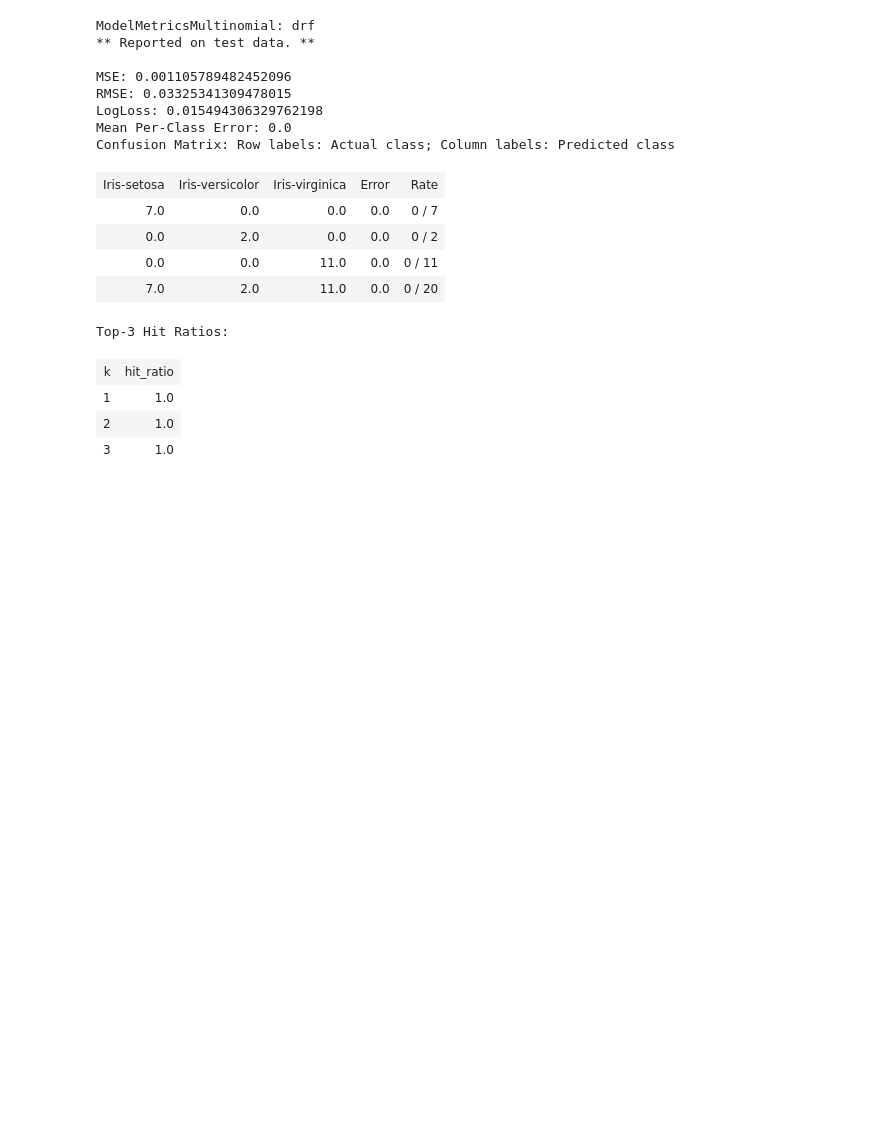
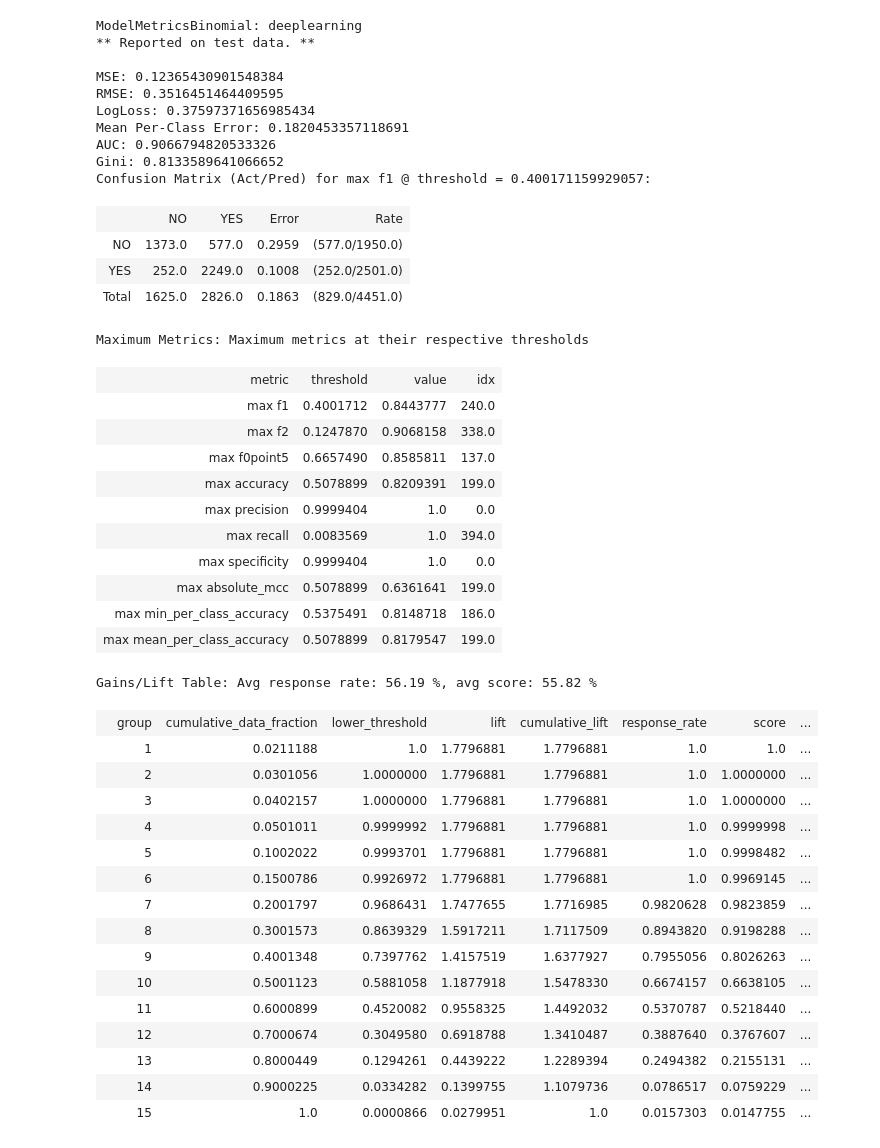
Before and after one commit to lucafon/DS-AI-Parma, a Jupyter notebook: Data Science & AI - Codelab in Parma/H2O.ipynb, the cells around one changed output. Saved outputs shown, nothing was run; the diff lists cells and outputs as text; code cells hidden in the pictures; blank space fills up the shorter version.

```diff
--- a/Data Science & AI - Codelab in Parma/H2O.ipynb
+++ b/Data Science & AI - Codelab in Parma/H2O.ipynb
@@ -85,0 +26,4 @@ Variable Importances:
+# %%
+data = h2o.import_file('http://h2o-public-test-data.s3.amazonaws.com/smalldata/airlines/allyears2k_headers.zip')
+train, valid, test = data.split_frame([0.8, 0.1], seed = 69)
+print('%d/%d/%d' % (train.nrows, valid.nrows, test.nrows))
@@ -85,0 +33,8 @@ Variable Importances:
+# %%
+y = 'IsArrDelayed'
+ignored_fields = ['ArrDelay', 'DepDelay', 'CarrierDelay', 'WeatherDelay', 'NASDelay', 'SecurityDelay',
+                 'LateAircraftDelay', 'IsDepDelayed', 'IsArrDelayed', 'ActualElapsedTime', 'ArrTime']
+x_all = [i for i in train.names if i not in ignored_fields]
+# %%
+m_def = H2ODeepLearningEstimator(model_id = 'm_def')
+%time m_def.train(x_all, y, train, validation_frame = valid)
@@ -86,21 +45,46 @@ Variable Importances:
 # %%
-mRF.model_performance(test)
+m_def.model_performance(test)
 # %% [output]
-ModelMetricsMultinomial: drf
+ModelMetricsBinomial: deeplearning
 ** Reported on test data. **
 
-MSE: 0.001105789482452096
-RMSE: 0.03325341309478015
-LogLoss: 0.015494306329762198
-Mean Per-Class Error: 0.0
-Confusion Matrix: Row labels: Actual class; Column labels: Predicted class
+MSE: 0.12365430901548384
+RMSE: 0.3516451464409595
+LogLoss: 0.37597371656985434
+Mean Per-Class Error: 0.1820453357118691
+AUC: 0.9066794820533326
+Gini: 0.8133589641066652
+Confusion Matrix (Act/Pred) for max f1 @ threshold = 0.400171159929057:
-| Iris-setosa | Iris-versicolor | Iris-virginica | Error | Rate |
-| 7.0 | 0.0 | 0.0 | 0.0 | 0 / 7 |
-| 0.0 | 2.0 | 0.0 | 0.0 | 0 / 2 |
-| 0.0 | 0.0 | 11.0 | 0.0 | 0 / 11 |
-| 7.0 | 2.0 | 11.0 | 0.0 | 0 / 20 |
+|  | NO | YES | Error | Rate |
+| NO | 1373.0 | 577.0 | 0.2959 | (577.0/1950.0) |
+| YES | 252.0 | 2249.0 | 0.1008 | (252.0/2501.0) |
+| Total | 1625.0 | 2826.0 | 0.1863 | (829.0/4451.0) |
-Top-3 Hit Ratios:
+Maximum Metrics: Maximum metrics at their respective thresholds
-| k | hit_ratio |
-| 1 | 1.0 |
-| 2 | 1.0 |
-| 3 | 1.0 |
+| metric | threshold | value | idx |
+| max f1 | 0.4001712 | 0.8443777 | 240.0 |
+| max f2 | 0.1247870 | 0.9068158 | 338.0 |
+| max f0point5 | 0.6657490 | 0.8585811 | 137.0 |
+| max accuracy | 0.5078899 | 0.8209391 | 199.0 |
+| max precision | 0.9999404 | 1.0 | 0.0 |
+| max recall | 0.0083569 | 1.0 | 394.0 |
+| max specificity | 0.9999404 | 1.0 | 0.0 |
+| max absolute_mcc | 0.5078899 | 0.6361641 | 199.0 |
+| max min_per_class_accuracy | 0.5375491 | 0.8148718 | 186.0 |
+| max mean_per_class_accuracy | 0.5078899 | 0.8179547 | 199.0 |
+Gains/Lift Table: Avg response rate: 56.19 %, avg score: 55.82 %
+|  | group | cumulative_data_fraction | lower_threshold | lift | cumulative_lift | response_rate | score | ... |
+|  | 1 | 0.0211188 | 1.0 | 1.7796881 | 1.7796881 | 1.0 | 1.0 | ... |
+|  | 2 | 0.0301056 | 1.0000000 | 1.7796881 | 1.7796881 | 1.0 | 1.0000000 | ... |
+|  | 3 | 0.0402157 | 1.0000000 | 1.7796881 | 1.7796881 | 1.0 | 1.0000000 | ... |
+|  | 4 | 0.0501011 | 0.9999992 | 1.7796881 | 1.7796881 | 1.0 | 0.9999998 | ... |
+|  | 5 | 0.1002022 | 0.9993701 | 1.7796881 | 1.7796881 | 1.0 | 0.9998482 | ... |
+|  | 6 | 0.1500786 | 0.9926972 | 1.7796881 | 1.7796881 | 1.0 | 0.9969145 | ... |
+|  | 7 | 0.2001797 | 0.9686431 | 1.7477655 | 1.7716985 | 0.9820628 | 0.9823859 | ... |
+|  | 8 | 0.3001573 | 0.8639329 | 1.5917211 | 1.7117509 | 0.8943820 | 0.9198288 | ... |
+|  | 9 | 0.4001348 | 0.7397762 | 1.4157519 | 1.6377927 | 0.7955056 | 0.8026263 | ... |
+|  | 10 | 0.5001123 | 0.5881058 | 1.1877918 | 1.5478330 | 0.6674157 | 0.6638105 | ... |
+|  | 11 | 0.6000899 | 0.4520082 | 0.9558325 | 1.4492032 | 0.5370787 | 0.5218440 | ... |
+|  | 12 | 0.7000674 | 0.3049580 | 0.6918788 | 1.3410487 | 0.3887640 | 0.3767607 | ... |
+|  | 13 | 0.8000449 | 0.1294261 | 0.4439222 | 1.2289394 | 0.2494382 | 0.2155131 | ... |
+|  | 14 | 0.9000225 | 0.0334282 | 0.1399755 | 1.1079736 | 0.0786517 | 0.0759229 | ... |
+|  | 15 | 1.0 | 0.0000866 | 0.0279951 | 1.0 | 0.0157303 | 0.0147755 | ... |
```
Also changed, not shown: parts of 14 cells of this notebook, 3 other files.
